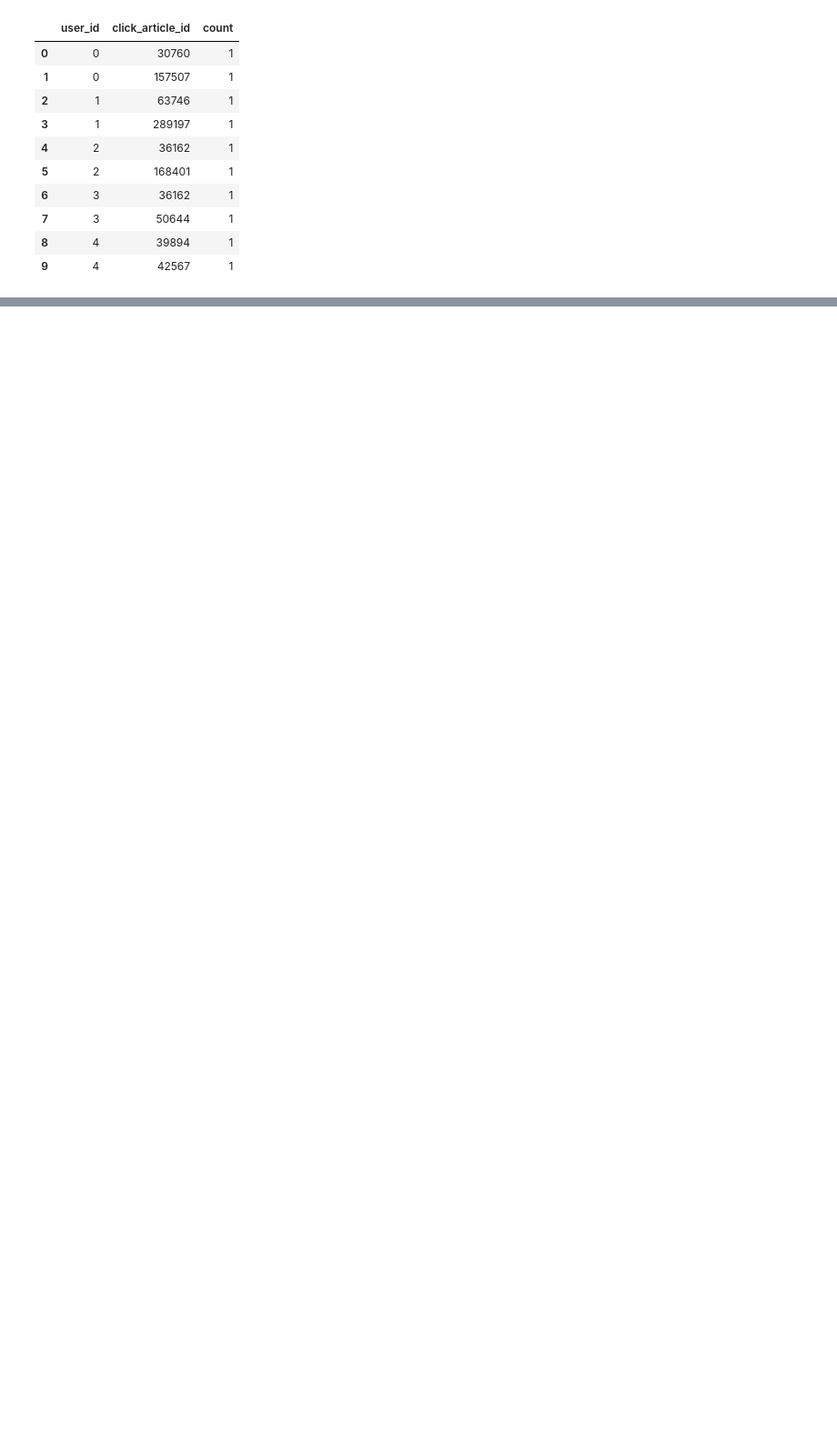
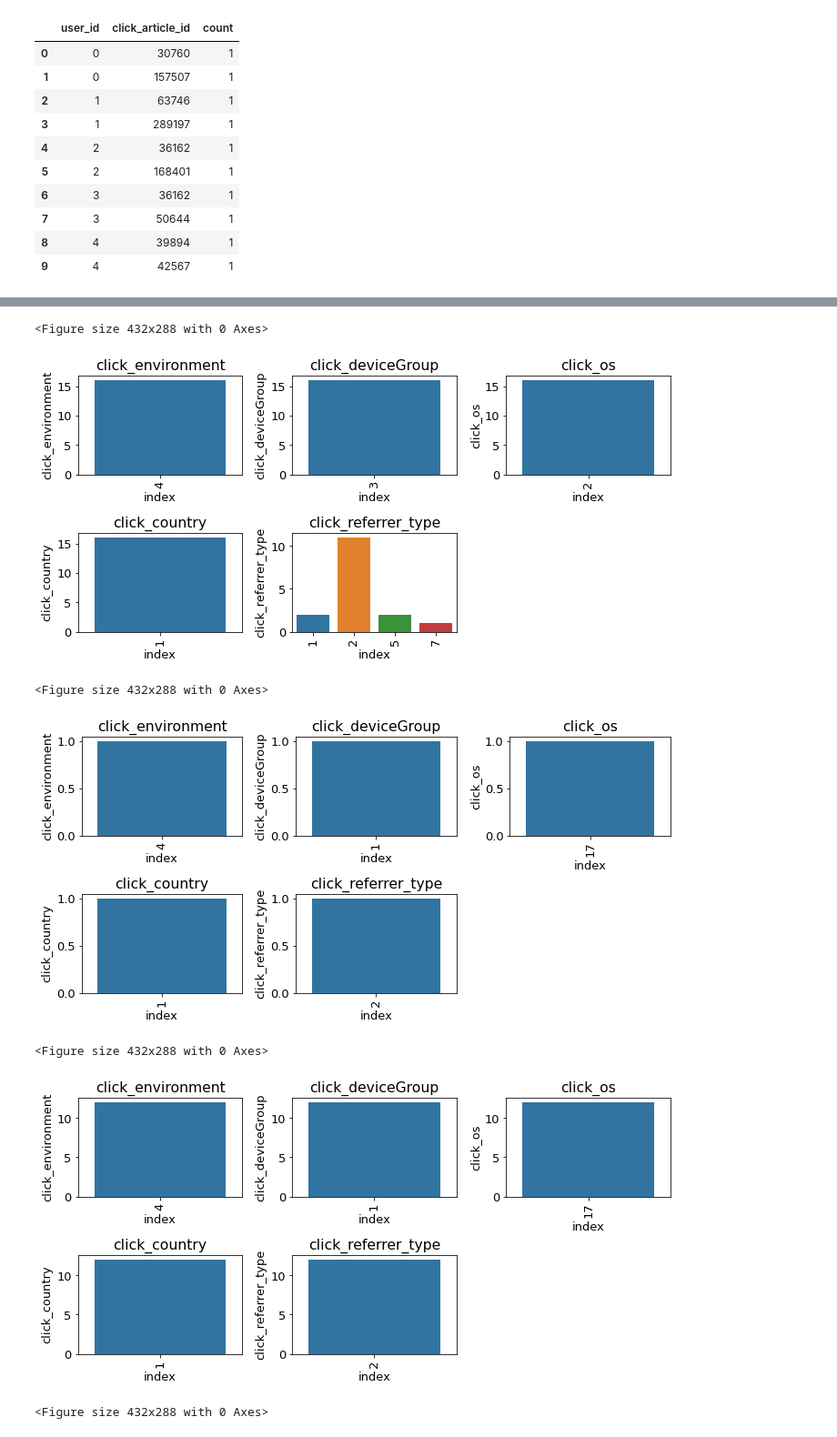
Before and after one commit to lancescrazy/rec_noob, a Jupyter notebook: rec_news/数据分析.ipynb, the cells around one changed output, grey strips where cells are left out. Shown: that part at 91% size. Drawn from its saved outputs; the diff is of its cells as text; code cells hidden in the pictures; blank space fills up the shorter version.

```diff
--- a/rec_news/数据分析.ipynb
+++ b/rec_news/数据分析.ipynb
@@ -285,0 +309,31 @@ user_click_count[:10]
+# %%
+# 用户点击环境变化分析
+def plot_envs(df, cols, r, c):
+    plt.figure()
+    plt.figure(figsize=(10, 5))
+    i = 1
+    for col in cols:
+        plt.subplot(r, c, i)
+        i += 1
+        v = df[col].value_counts().reset_index()
+        fig = sns.barplot(x=v['index'], y=v[col])
+        for item in fig.get_xticklabels():
+            item.set_rotation(90)
+        plt.title(col)
+    plt.tight_layout()
+    plt.show()
+# %%
+# 分析用户点击环境是否变化明显，这里随机采样10个用户分析这些用户的点击环境分布
+sample_user_ids = np.random.choice(tst_click['user_id'].unique(), size=5, replace=False)
+sample_users = user_click_merge[user_click_merge['user_id'].isin(sample_user_ids)]
+cols = ['click_environment', 'click_deviceGroup', 'click_os', 'click_country', 'click_referrer_type']
+for _, user_df in sample_users.groupby('user_id'):
+    plot_envs(user_df, cols, 2, 3)
+# %% [output]
+<Figure size 432x288 with 0 Axes>
+[figure, added]
+<Figure size 432x288 with 0 Axes>
+[figure, added]
+<Figure size 432x288 with 0 Axes>
+[figure, added]
+<Figure size 432x288 with 0 Axes>
```
Also changed, not shown: parts of 61 cells of this notebook.
